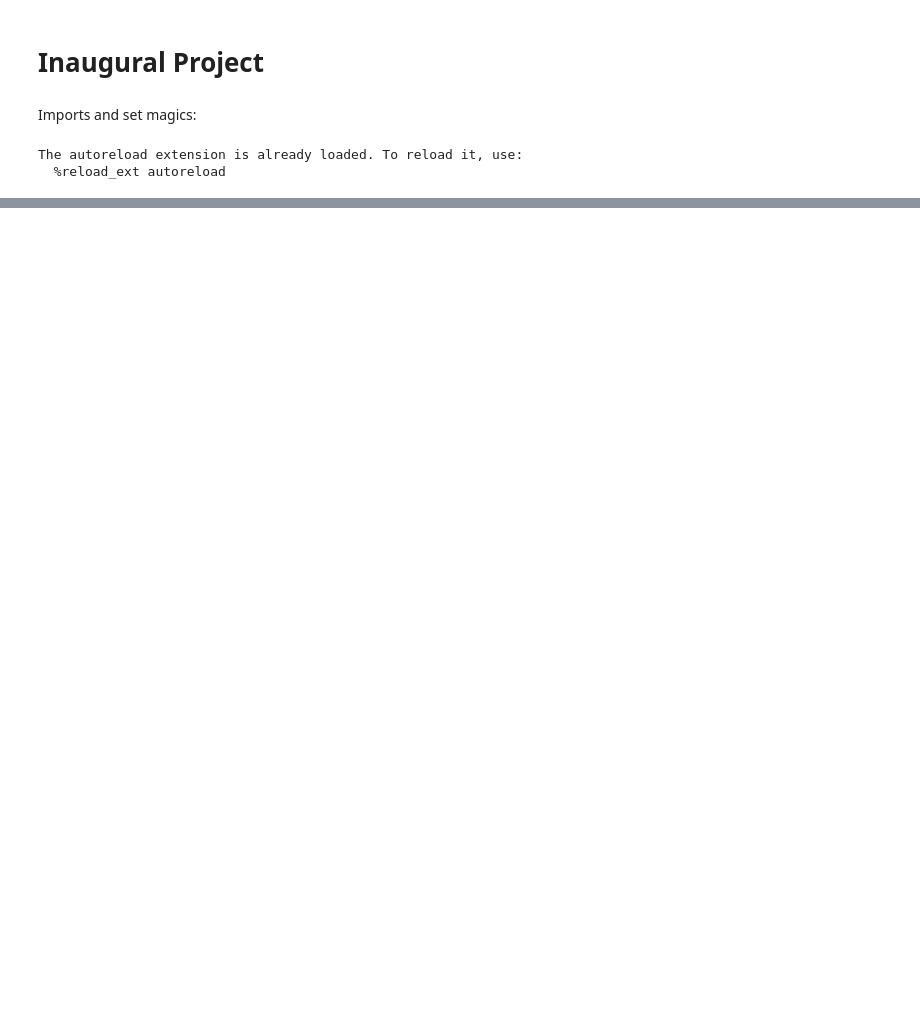
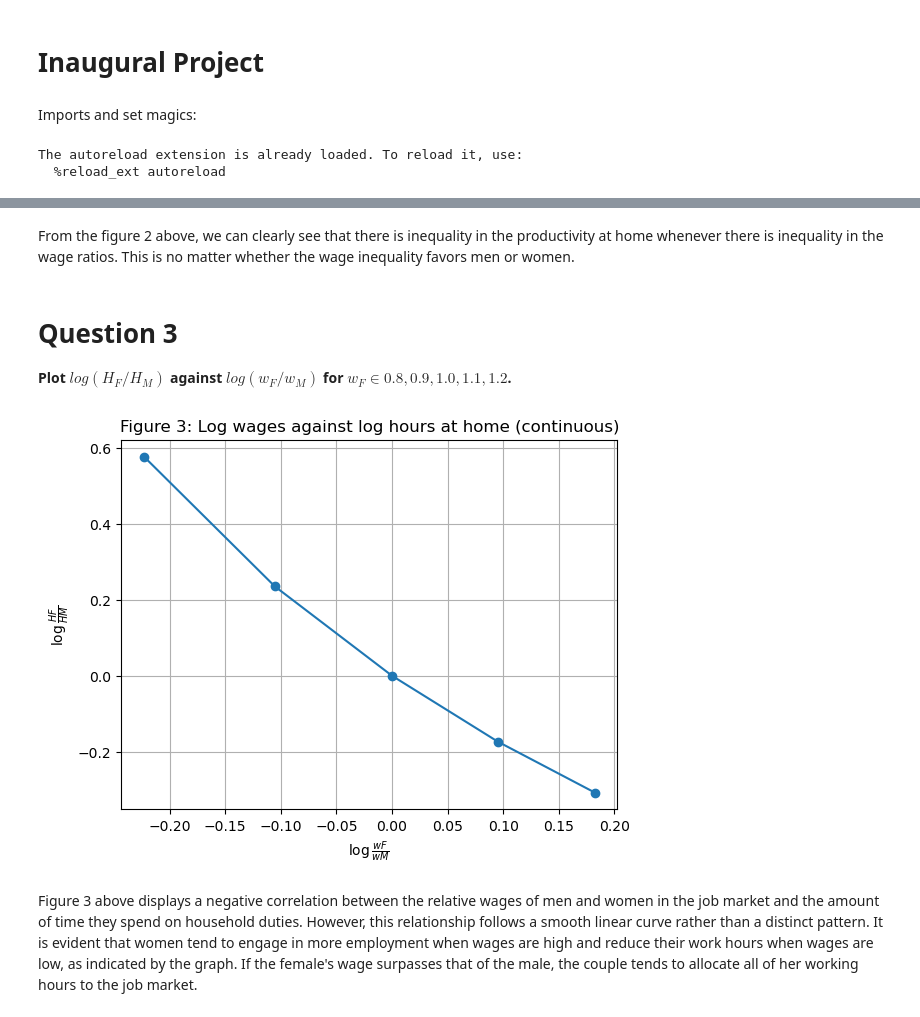
Before and after one commit to NumEconCopenhagen/projects-2023-snj927-vpc398, a Jupyter notebook: inauguralproject/INAUG v2 jup.ipynb, the cells around one changed output, grey strips where cells are left out. Cells and saved outputs as stored; diff of their text form; code cells hidden in the pictures; blank space fills up the shorter version.

```diff
--- a/inauguralproject/INAUG v2 jup.ipynb
+++ b/inauguralproject/INAUG v2 jup.ipynb
@@ -299,0 +118,41 @@ Derfor har vi ikke kunne færdiggøre vores projekt (spørgsmål 5). Det er igen
+# %% [markdown]
+From the figure 2 above, we can clearly see that there is inequality in the productivity at home whenever there is inequality in the wage ratios. This is no matter whether the wage inequality favors men or women.
+# %% [markdown]
+# Question 3
+
+**Plot $log(H_F / H_M)$ against $log(w_F / w_M)$ for $w_F \in {0.8, 0.9, 1.0, 1.1, 1.2}$.**
+# %%
+# Give values for the two vectors; wF and wM
+wF_values = [0.8, 0.9, 1.0, 1.1, 1.2]
+wM = 1.0
+
+# Set alpha and sigma values
+alpha = 0.5
+sigma = 1.0
+
+# Creating lists
+log_wF_wM = []
+log_HF_HM = []
+
+# Solving model for wF_vec and calculating the log values with different vector values
+inaugmodel2.par.alpha = alpha
+inaugmodel2.par.sigma = sigma
+inaugmodel2.solve_wF_vec()
+for i, wF in enumerate(inaugmodel2.par.wF_vec):
+    inaugmodel2.par.wF = wF
+    inaugmodel2.par.wM = wM
+    HF_HM = inaugmodel2.sol.HF_vec[i] / inaugmodel2.sol.HM_vec[i]
+    log_wF_wM.append(np.log(wF / wM))
+    log_HF_HM.append(np.log(HF_HM))
+
+# Plotting the data
+plt.plot(log_wF_wM, log_HF_HM, marker='o')
+plt.xlabel(r'$\log{\frac{wF}{wM}}$')
+plt.ylabel(r'$\log{\frac{HF}{HM}}$')
+plt.title('Figure 3: Log wages against log hours at home (continuous)')
+plt.grid(True)
+plt.show()
+# %% [output]
+[figure, added]
+# %% [markdown]
+Figure 3 above displays a negative correlation between the relative wages of men and women in the job market and the amount of time they spend on household duties. However, this relationship follows a smooth linear curve rather than a distinct pattern. It is evident that women tend to engage in more employment when wages are high and reduce their work hours when wages are low, as indicated by the graph. If the female's wage surpasses that of the male, the couple tends to allocate all of her working hours to the job market.
```
Also changed, not shown: parts of 23 cells of this notebook.
